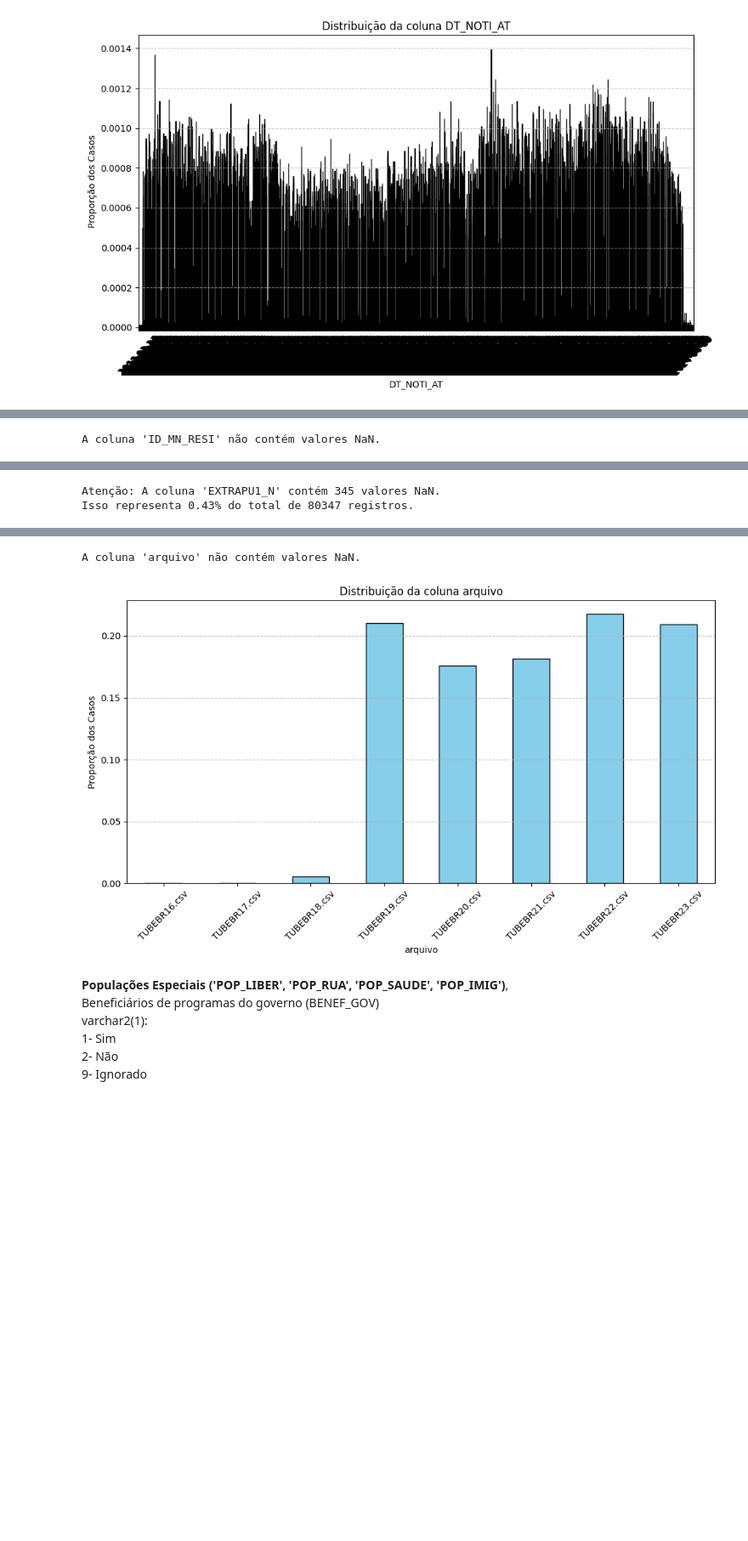
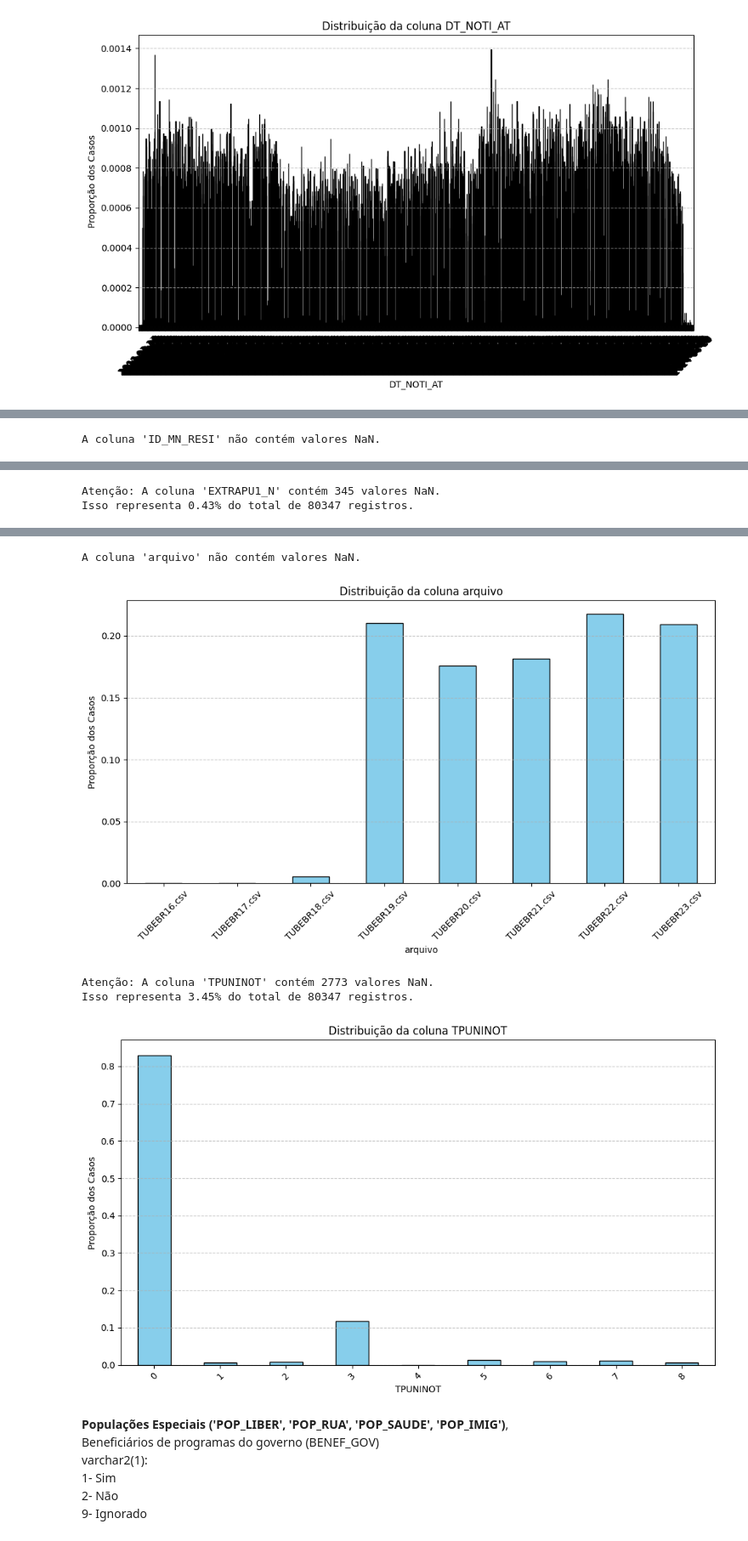
Before and after one commit to FreitasVarejo/MC853-Project, a Jupyter notebook: lab01/notebook.ipynb, the cells around one changed output, grey strips where cells are left out. Shown at 85% size. Drawn from its saved outputs; the diff is of its cells as text; code cells hidden in the pictures; blank space fills up the shorter version.

```diff
--- a/lab01/notebook.ipynb
+++ b/lab01/notebook.ipynb
@@ -324,0 +353,3 @@ Isso representa 23.77% do total de 319799 registros.
+# %%
+df_cleaned_columns = df_cleaned_columns.drop(columns="TEST_SENSI")
+df_cleaned_columns = df_cleaned_columns.drop(columns="TEST_MOLEC")
@@ -886,23 +931,26 @@ Vamos remover as seguintes colunas por não ter documentação ou ser baseado em
 # %%
 # Lista das colunas a serem removidas
 colunas_separadas = [
-    'ID_RG_RESI', 'ID_MN_RESI', 'EXTRAPU1_N', 'arquivo'
+    'ID_RG_RESI', 'ID_MN_RESI', 'EXTRAPU1_N', 'arquivo', 'TPUNINOT'
 ]
 
 for coluna in colunas_separadas:
     checar_nan(df_cleaned_columns, nome_coluna=coluna)
     df_cleaned_columns = df_cleaned_columns.drop(columns=[coluna])
 # %% [output]
 Atenção: A coluna 'ID_RG_RESI' contém 21446 valores NaN.
 Isso representa 26.69% do total de 80347 registros.
 [figure]
 A coluna 'ID_MN_RESI' não contém valores NaN.
 [figure]
 Atenção: A coluna 'EXTRAPU1_N' contém 345 valores NaN.
 Isso representa 0.43% do total de 80347 registros.
 [figure]
 A coluna 'arquivo' não contém valores NaN.
 [figure]
+Atenção: A coluna 'TPUNINOT' contém 2773 valores NaN.
+Isso representa 3.45% do total de 80347 registros.
+[figure, added]
 # %% [markdown]
 **Populações Especiais ('POP_LIBER', 'POP_RUA', 'POP_SAUDE', 'POP_IMIG')**, <br>
  Beneficiários de programas do governo (BENEF_GOV) <br>
```
Also changed, not shown: parts of 7 cells of this notebook, 2 other files.
